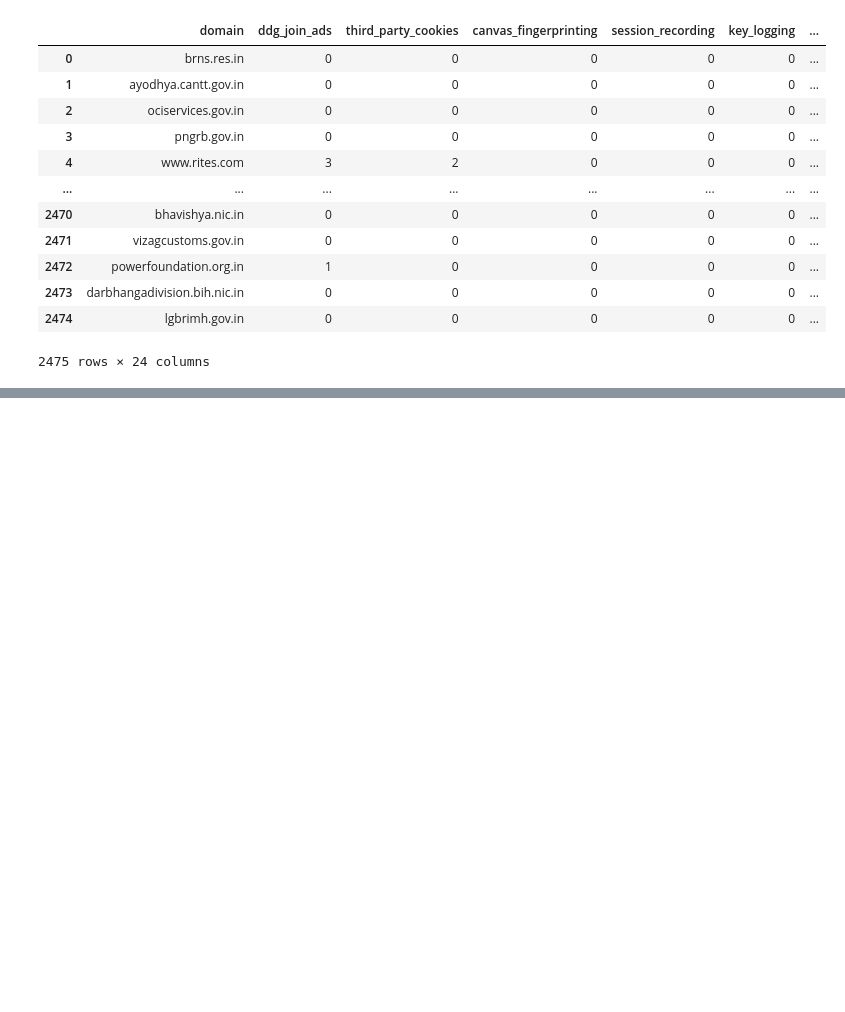
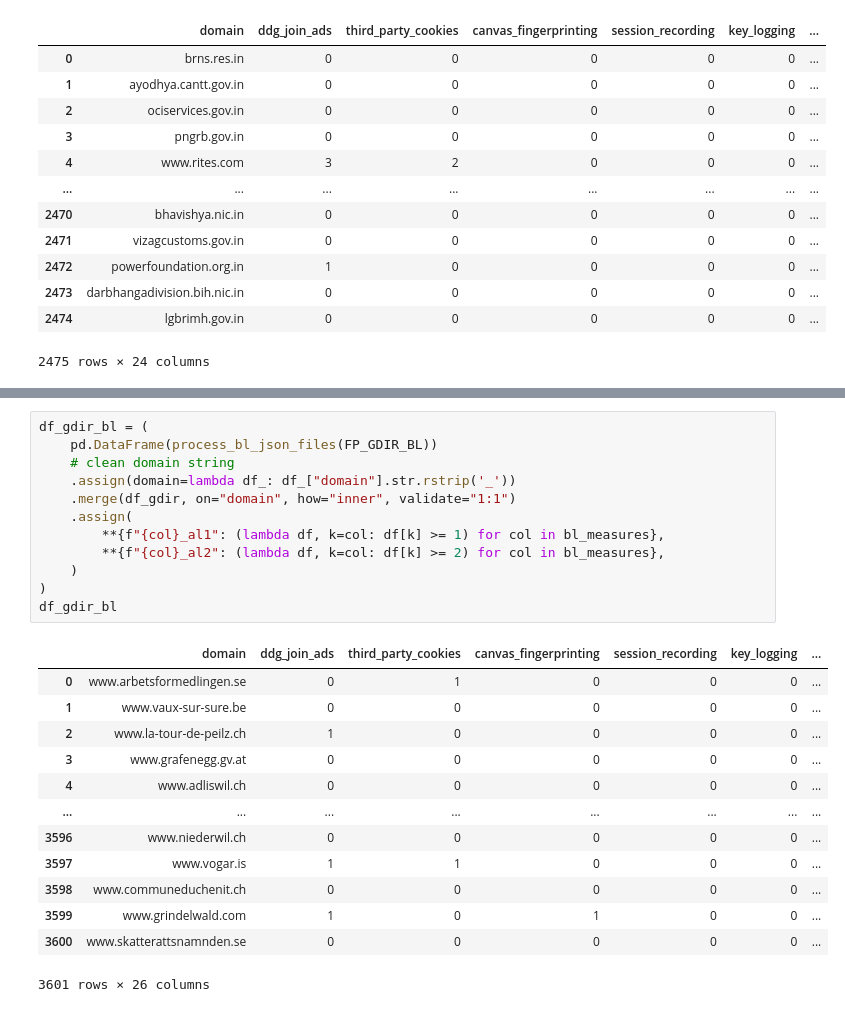
Before and after one commit to themains/private_gov, a Jupyter notebook: scripts/summ_us_in_domains.ipynb, the cells around one changed output, grey strips where cells are left out. Saved outputs shown, nothing was run; the diff lists cells and outputs as text; blank space fills up the shorter version.

```diff
--- a/scripts/summ_us_in_domains.ipynb
+++ b/scripts/summ_us_in_domains.ipynb
@@ -274,0 +303,26 @@ df_in_summ
+# %%
+df_gdir_bl = (
+    pd.DataFrame(process_bl_json_files(FP_GDIR_BL))
+    # clean domain string
+    .assign(domain=lambda df_: df_["domain"].str.rstrip('_'))
+    .merge(df_gdir, on="domain", how="inner", validate="1:1")
+    .assign(
+        **{f"{col}_al1": (lambda df, k=col: df[k] >= 1) for col in bl_measures},
+        **{f"{col}_al2": (lambda df, k=col: df[k] >= 2) for col in bl_measures},
+    )
+)
+df_gdir_bl
+# %% [output]
+|  | domain | ddg_join_ads | third_party_cookies | canvas_fingerprinting | session_recording | key_logging | ... |
+| 0 | www.arbetsformedlingen.se | 0 | 1 | 0 | 0 | 0 | ... |
+| 1 | www.vaux-sur-sure.be | 0 | 0 | 0 | 0 | 0 | ... |
+| 2 | www.la-tour-de-peilz.ch | 1 | 0 | 0 | 0 | 0 | ... |
+| 3 | www.grafenegg.gv.at | 0 | 0 | 0 | 0 | 0 | ... |
+| 4 | www.adliswil.ch | 0 | 0 | 0 | 0 | 0 | ... |
+| ... | ... | ... | ... | ... | ... | ... | ... |
+| 3596 | www.niederwil.ch | 0 | 0 | 0 | 0 | 0 | ... |
+| 3597 | www.vogar.is | 1 | 1 | 0 | 0 | 0 | ... |
+| 3598 | www.communeduchenit.ch | 0 | 0 | 0 | 0 | 0 | ... |
+| 3599 | www.grindelwald.com | 1 | 0 | 1 | 0 | 0 | ... |
+| 3600 | www.skatterattsnamnden.se | 0 | 0 | 0 | 0 | 0 | ... |
+3601 rows × 26 columns
```
Also changed, not shown: parts of 23 cells of this notebook, 1 other file.
